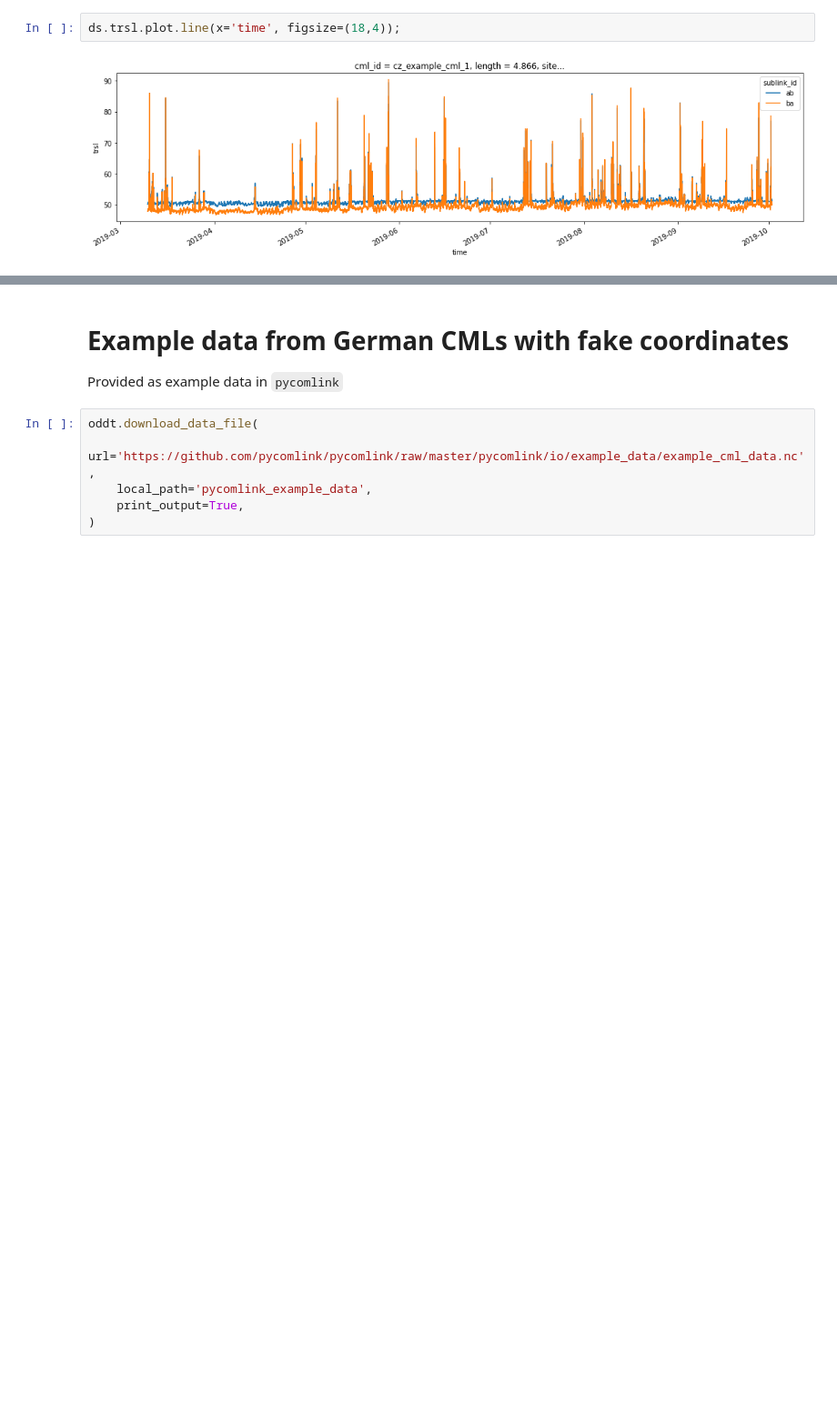
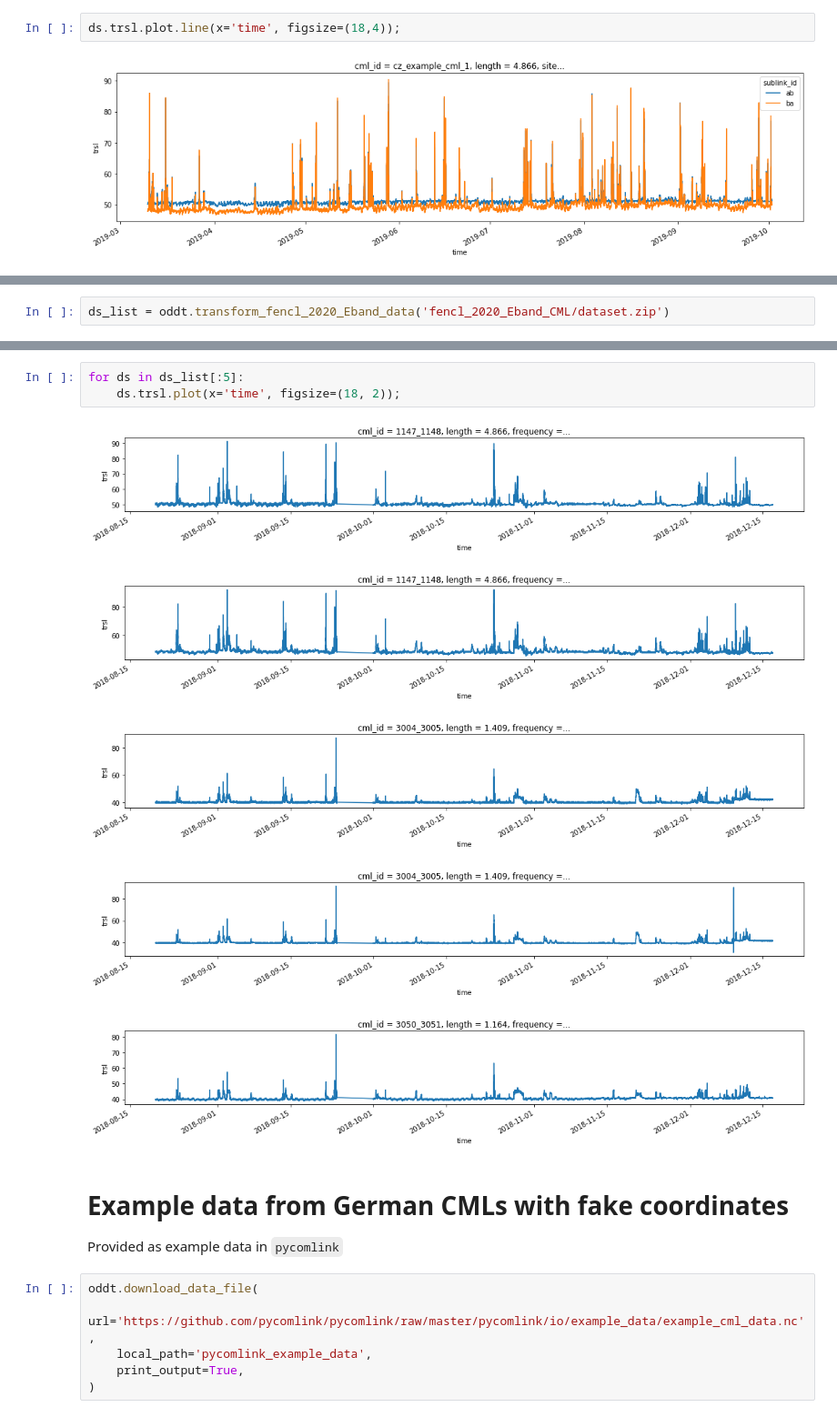
Before and after one commit to OpenSenseAction/OPENSENSE_sandbox, a Jupyter notebook: Explore existing datasets.ipynb, the cells around one changed output, grey strips where cells are left out. Shown at 91% size. Drawn from its saved outputs; the diff is of its cells as text; blank space fills up the shorter version.

Commit message:
Updated data notebook with fenc_2020 Eband data

```diff
--- a/Explore existing datasets.ipynb
+++ b/Explore existing datasets.ipynb
@@ -37,0 +51,2 @@ ds.trsl.plot.line(x='time', figsize=(18,4));
+# %%
+ds_list = oddt.transform_fencl_2020_Eband_data('fencl_2020_Eband_CML/dataset.zip')
@@ -38,3 +66,12 @@ ds.trsl.plot.line(x='time', figsize=(18,4));
+# %%
+for ds in ds_list[:5]:
+    ds.trsl.plot(x='time', figsize=(18, 2));
+# %% [output]
+[figure, added]
+[figure, added]
+[figure, added]
+[figure, added]
+[figure, added]
 # %% [markdown]
 # Example data from German CMLs with fake coordinates
 Provided as example data in `pycomlink`
```
Also changed, not shown: parts of 14 cells of this notebook.
